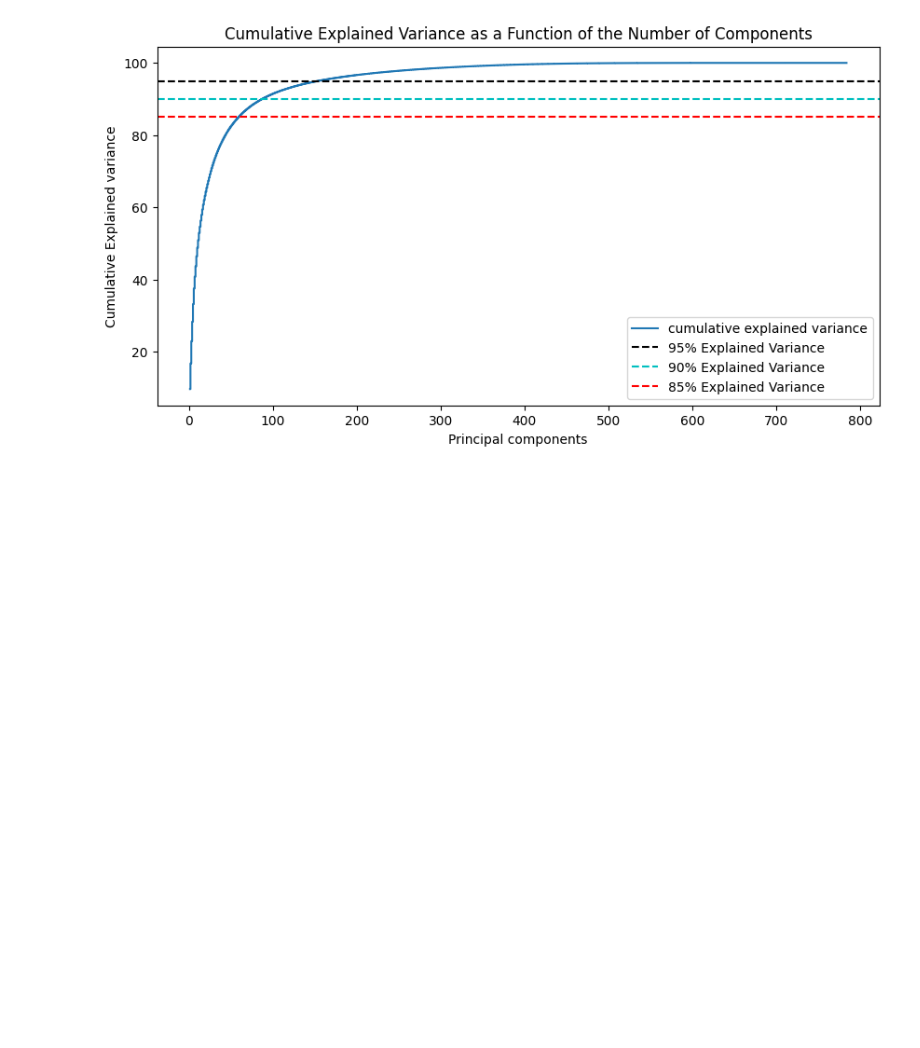
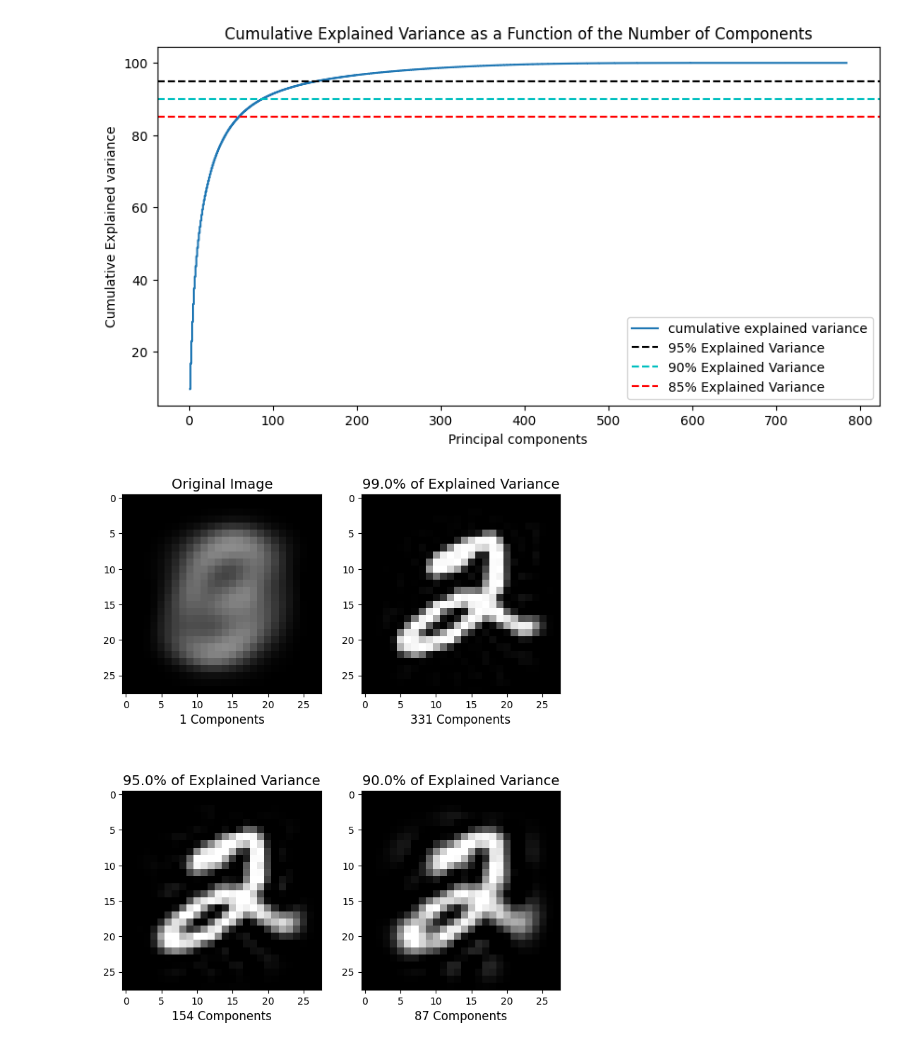
Before and after one commit to datawhalechina/machine-learning-toy-code, a Jupyter notebook: PCA/PCA_skl.ipynb, the cells around one changed output. Drawn from its saved outputs; the diff is of its cells as text; code cells hidden in the pictures; blank space fills up the shorter version.

```diff
--- a/PCA/PCA_skl.ipynb
+++ b/PCA/PCA_skl.ipynb
@@ -51,13 +55,11 @@ plt.show()
 # %%
-pca = PCA()
-pca.fit(X_train)
-tot = sum(pca.explained_variance_)
-var_exp = [(i/tot)*100 for i in sorted(pca.explained_variance_, reverse=True)]
-
+model = PCA() # 这里需要分析所有主成分，所以不降维
+model.fit(X_train)
+tot = sum(model.explained_variance_)
+var_exp = [(i/tot)*100 for i in sorted(model.explained_variance_, reverse=True)]
 cum_var_exp = np.cumsum(var_exp)
-
 plt.figure(figsize=(10, 5))
-plt.step(range(1, 785), cum_var_exp, where='mid',label='cumulative explained variance')
+plt.step(range(1, p+1), cum_var_exp, where='mid',label='cumulative explained variance') # p：特征维度数
 plt.title('Cumulative Explained Variance as a Function of the Number of Components')
 plt.ylabel('Cumulative Explained variance')
 plt.xlabel('Principal components')
@@ -68,3 +70,31 @@ plt.legend(loc='best')
 plt.show()
 # %% [output]
 [figure]
+# %%
+
+def explained_variance(percentage, images):
+    '''
+       :param: percentage [float]: 降维的百分比
+       :return: approx_original: 降维后还原的图片
+       :return: model.n_components_: 降维后的主成分个数
+    '''
+    model = PCA(percentage)
+    model.fit(images)
+    components = model.transform(images)
+    approx_original = model.inverse_transform(components)
+    return approx_original,model.n_components_
+plt.figure(figsize=(8,10));
+percentages = [1,0.99,0.95,0.90]
+for i in range(1,5):
+    plt.subplot(2,2,i)
+    im, n_components = explained_variance(percentages[i-1], X_train)
+    im = im[5].reshape(28, 28) # 重建成图片
+    plt.imshow(im,cmap = plt.cm.gray, interpolation='nearest',clim=(0, 255))
+    plt.xlabel(f'{n_components} Components', fontsize = 12)
+    if i==1:
+        plt.title('Original Image', fontsize = 14)
+    else:
+        plt.title(f'{percentages[i-1]*100}% of Explained Variance', fontsize = 14)
+plt.show()
+# %% [output]
+[figure, added]
```
Also changed, not shown: parts of 8 cells of this notebook, 2 other files.
